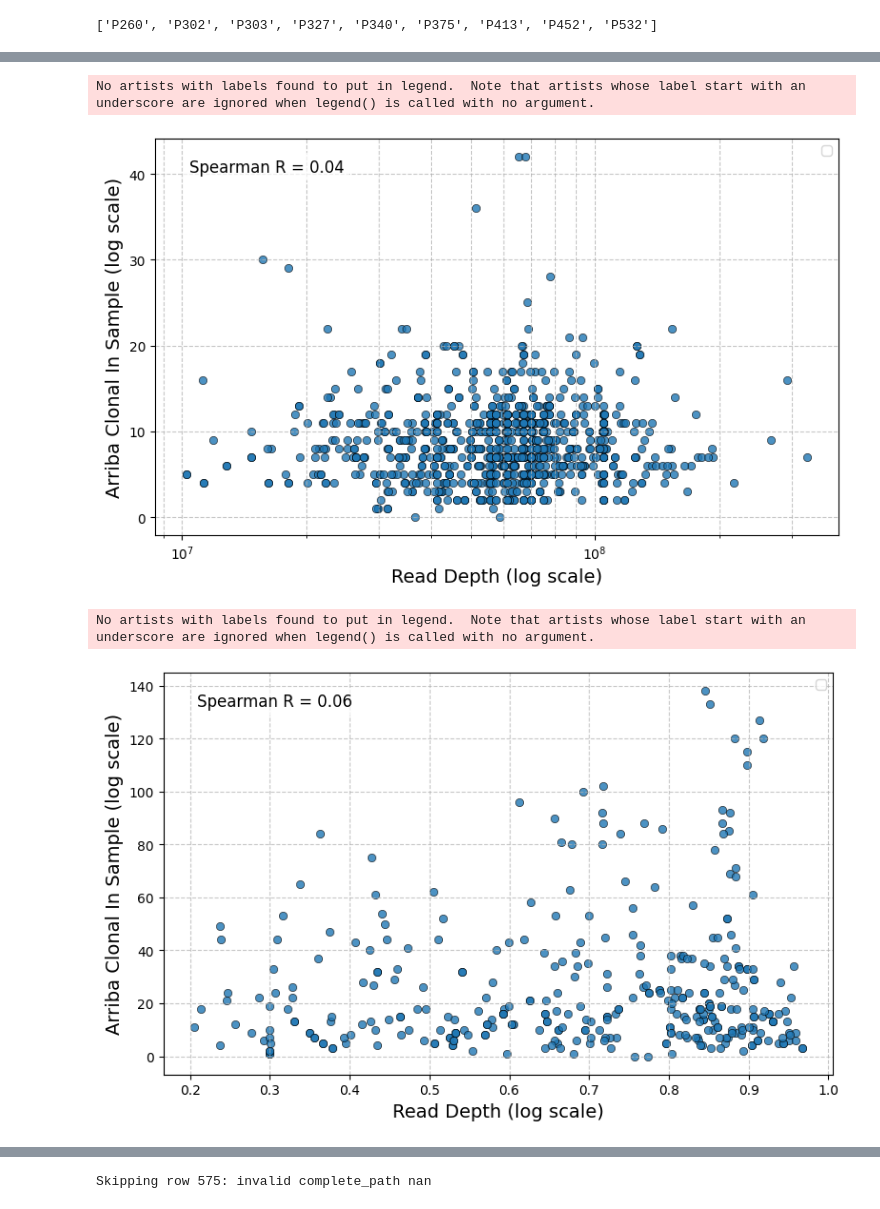
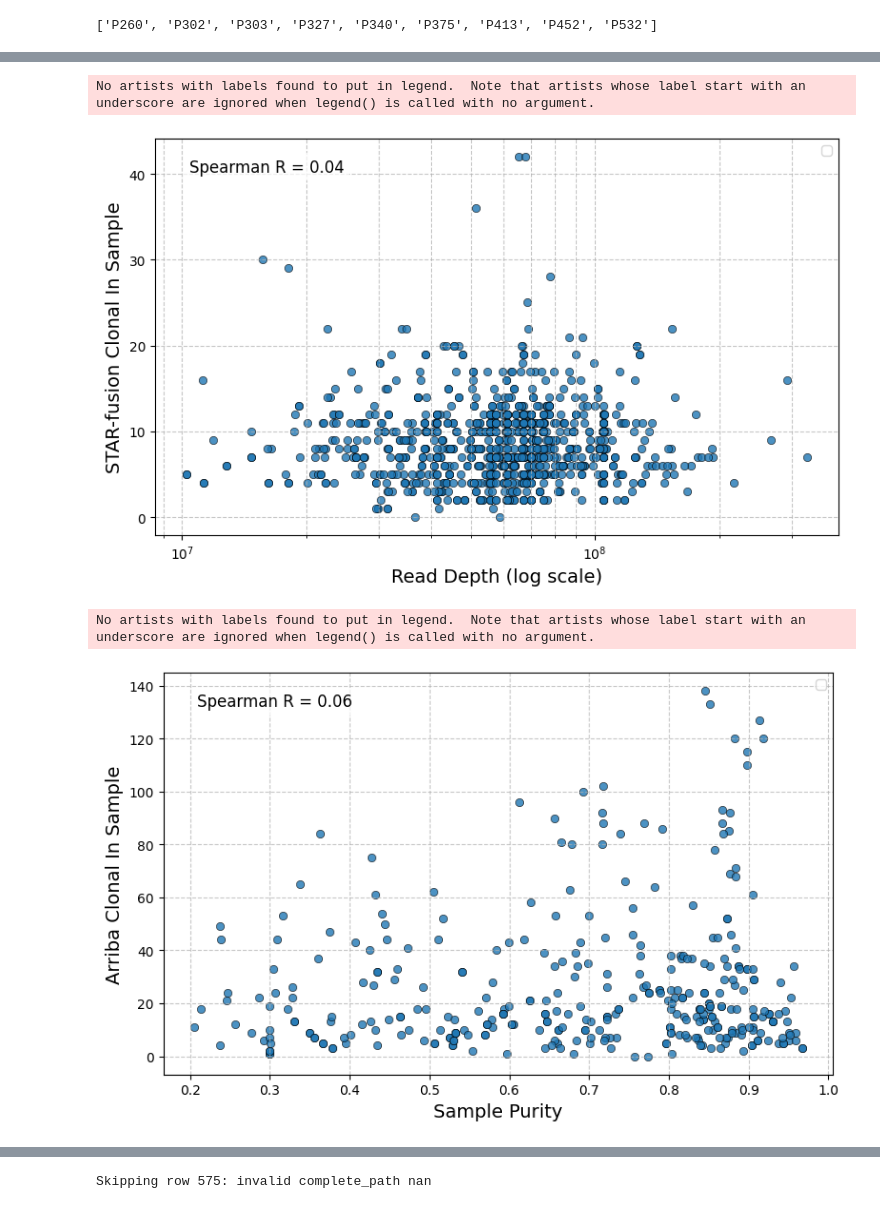
Before and after one commit to sermare/fusioncharacterization_gliomas, a Jupyter notebook: fcg/jupyter_notebooks/rerun_samples.ipynb, the cells around one changed output, grey strips where cells are left out. Saved outputs shown, nothing was run; the diff lists cells and outputs as text; code cells hidden in the pictures.

```diff
--- a/fcg/jupyter_notebooks/rerun_samples.ipynb
+++ b/fcg/jupyter_notebooks/rerun_samples.ipynb
@@ -200,7 +200,7 @@ x_line = np.linspace(min_val, max_val, 100)
 
 # Set axis labels (no title)
 plt.xlabel('Read Depth (log scale)', fontsize=14)
-plt.ylabel('Arriba Clonal In Sample (log scale)', fontsize=14)
+plt.ylabel('STAR-fusion Clonal In Sample', fontsize=14)
 
 # Annotate the Spearman correlation and p-value in the upper left corner
 plt.text(0.05, 0.95, f"Spearman R = {spearman_corr:.2f}",
@@ -214,7 +214,7 @@ plt.tight_layout()
 plt.show()
 # %% [output]
 No artists with labels found to put in legend.  Note that artists whose label start with an underscore are ignored when legend() is called with no argument.
-[figure, old version]
+[figure, new version]
 # %%
 spearman_corr, spearman_pval = stats.spearmanr(
     clonal_vs_depth[(clonal_vs_depth['Histology_x'] != 'Astro' ) & (clonal_vs_depth['FACET_purity'].notna())]['FACET_purity'], clonal_vs_depth[(clonal_vs_depth['Histology_x'] != 'Astro' ) & (clonal_vs_depth['FACET_purity'].notna())]['Arriba_clonal_in_sample']
@@ -225,36 +225,36 @@ plt.figure(figsize=(8, 5))
 ax = sns.scatterplot(
     data=clonal_vs_depth[(clonal_vs_depth['Histology_x'] != 'Astro' ) & (clonal_vs_depth['FACET_purity'].notna())],
     x='FACET_purity',
     y='Arriba_clonal_in_sample',
     edgecolor='black',
     alpha=0.8
 )
 
 # Determine range for the x = y line using the min and max values
 min_val = min(clonal_vs_depth[(clonal_vs_depth['Histology_x'] != 'Astro' ) & (clonal_vs_depth['FACET_purity'].notna())]['FACET_purity'].min(), clonal_vs_depth[(clonal_vs_depth['Histology_x'] != 'Astro' ) & (clonal_vs_depth['FACET_purity'].notna())]['Arriba_clonal_in_sample'].min())
 max_val = max(clonal_vs_depth[(clonal_vs_depth['Histology_x'] != 'Astro' ) & (clonal_vs_depth['FACET_purity'].notna())]['FACET_purity'].max(), clonal_vs_depth[(clonal_vs_depth['Histology_x'] != 'Astro' ) & (clonal_vs_depth['FACET_purity'].notna())]['Arriba_clonal_in_sample'].max())
 x_line = np.linspace(min_val, max_val, 100)
 
 # Plot the x = y line as a red, dotted line
 # plt.plot(x_line, x_line, color='red', linestyle='dotted', linewidth=2, label='x = y')
 
 # Set axis labels (no title)
-plt.xlabel('Read Depth (log scale)', fontsize=14)
-plt.ylabel('Arriba Clonal In Sample (log scale)', fontsize=14)
+plt.xlabel('Sample Purity', fontsize=14)
+plt.ylabel('Arriba Clonal In Sample', fontsize=14)
 
 # Annotate the Spearman correlation and p-value in the upper left corner
 plt.text(0.05, 0.95, f"Spearman R = {spearman_corr:.2f}",
          transform=plt.gca().transAxes, fontsize=12, verticalalignment='top',
          bbox=dict(facecolor='white', alpha=0.7, edgecolor='none'))
 
 # Add grid and legend
 plt.grid(True, which='both', linestyle='--', alpha=0.7)
 plt.legend()
 plt.tight_layout()
 plt.show()
 # %% [output]
 No artists with labels found to put in legend.  Note that artists whose label start with an underscore are ignored when legend() is called with no argument.
-[figure, old version]
+[figure, new version]
 # %%
 spearman_corr, spearman_pval = stats.spearmanr(
     clonal_vs_depth[(clonal_vs_depth['Histology_x'] != 'Astro' ) & (clonal_vs_depth['FACET_purity'].notna())]['FACET_purity'], clonal_vs_depth[(clonal_vs_depth['Histology_x'] != 'Astro' ) & (clonal_vs_depth['FACET_purity'].notna())]['STAR_clonal_in_sample']
```
Also changed, not shown: parts of 3 cells of this notebook, 7 other files.
